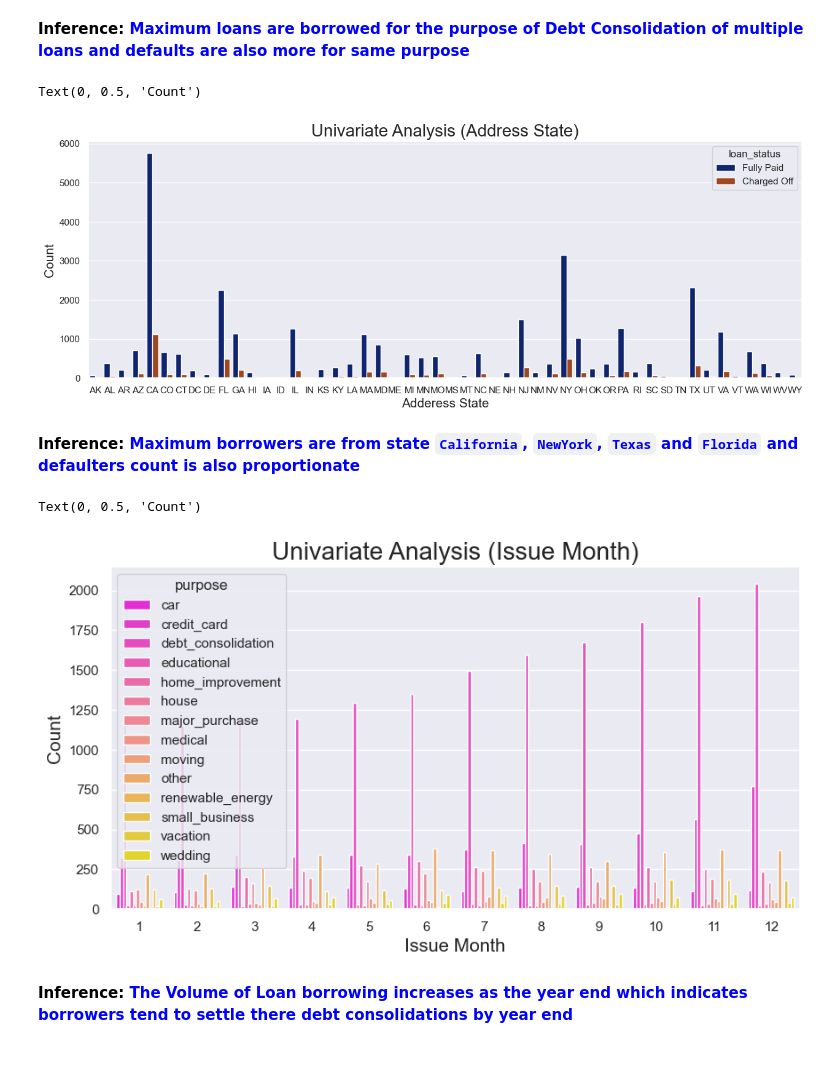
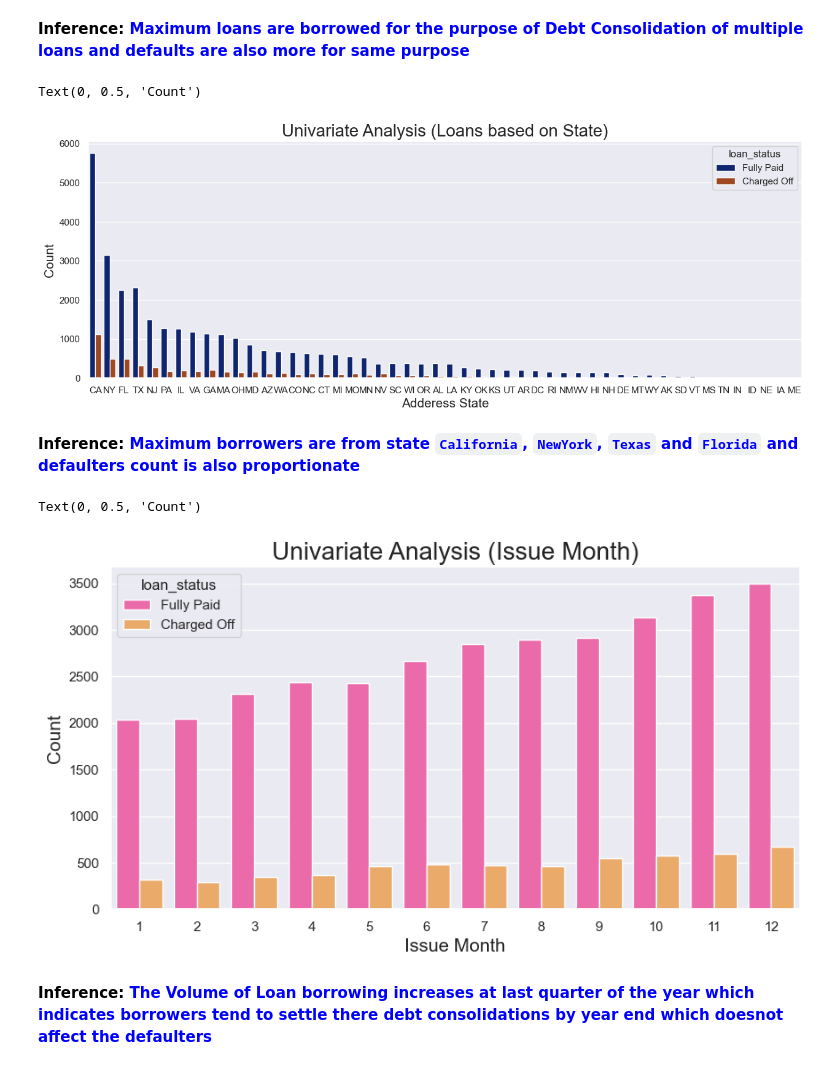
Before and after one commit to upasanapaul/LendingClubCaseStudy, a Jupyter notebook: lending_club_case_study.ipynb, the cells around one changed output. Cells and saved outputs as stored; diff of their text form; code cells hidden in the pictures.

Commit message:
added part of segmented univariate analysis

```diff
--- a/lending_club_case_study.ipynb
+++ b/lending_club_case_study.ipynb
@@ -232,8 +232,6 @@ dtype: object
 # %%
 # Fill mode value for emp_length column
 loan_df.emp_length.fillna(loan_df.emp_length.mode()[0], inplace=True)
-
-loan_df.emp_length = loan_df.emp_length.apply(lambda x: str(x).replace('years','').replace('+','').replace('< 1','0.5').replace('year', '')).astype(float)
 # %%
 # Fill mode value for last_pymnt_date column
 loan_df.last_pymnt_date.fillna(loan_df.last_pymnt_date.mode()[0], inplace=True)
@@ -580,27 +526,27 @@ Text(0.5, 0, 'Count')
 # %%
 # Plot Countplot graph for addr_state column to find Univariate Analysis
 plt.figure(figsize=(15,5))
-sns.countplot(x='addr_state', data=loan_df, hue=loan_df.loan_status, palette='dark')
-plt.title("Univariate Analysis (Address State)", fontsize=20)
+sns.countplot(x='addr_state', data=loan_df, hue=loan_df.loan_status, order=loan_df.addr_state.value_counts().index, palette='dark')
+plt.title("Univariate Analysis (Loans based on State)", fontsize=20)
 plt.xlabel("Adderess State", fontsize=15)
 plt.ylabel("Count", fontsize=15)
 # %% [output]
 Text(0, 0.5, 'Count')
-[figure, old version]
+[figure, new version]
 # %% [markdown]
 **Inference: <font color="blue">Maximum borrowers are from state `California`, `NewYork`, `Texas` and `Florida` and defaulters count is also proportionate</font>**
 # %%
 # Plot Countplot graph for issue_month column to find Univariate Analysis
 plt.figure(figsize=(10,5))
-sns.countplot(x='issue_month', data=loan_df, hue=loan_df.purpose, palette='spring')
+sns.countplot(x='issue_month', data=loan_df, hue=loan_df.loan_status, palette='spring')
 plt.title("Univariate Analysis (Issue Month)", fontsize=20)
 plt.xlabel("Issue Month", fontsize=15)
 plt.ylabel("Count", fontsize=15)
 # %% [output]
 Text(0, 0.5, 'Count')
-[figure, old version]
+[figure, new version]
 # %% [markdown]
-**Inference: <font color="blue">The Volume of Loan borrowing increases as the year end which indicates borrowers tend to settle there debt consolidations by year end</font>**
+**Inference: <font color="blue">The Volume of Loan borrowing increases at last quarter of the year which indicates borrowers tend to settle there debt consolidations by year end which doesnot affect the defaulters</font>**
 # %%
 loan_df.shape
 # %%
```
Also changed, not shown: parts of 38 cells of this notebook.
